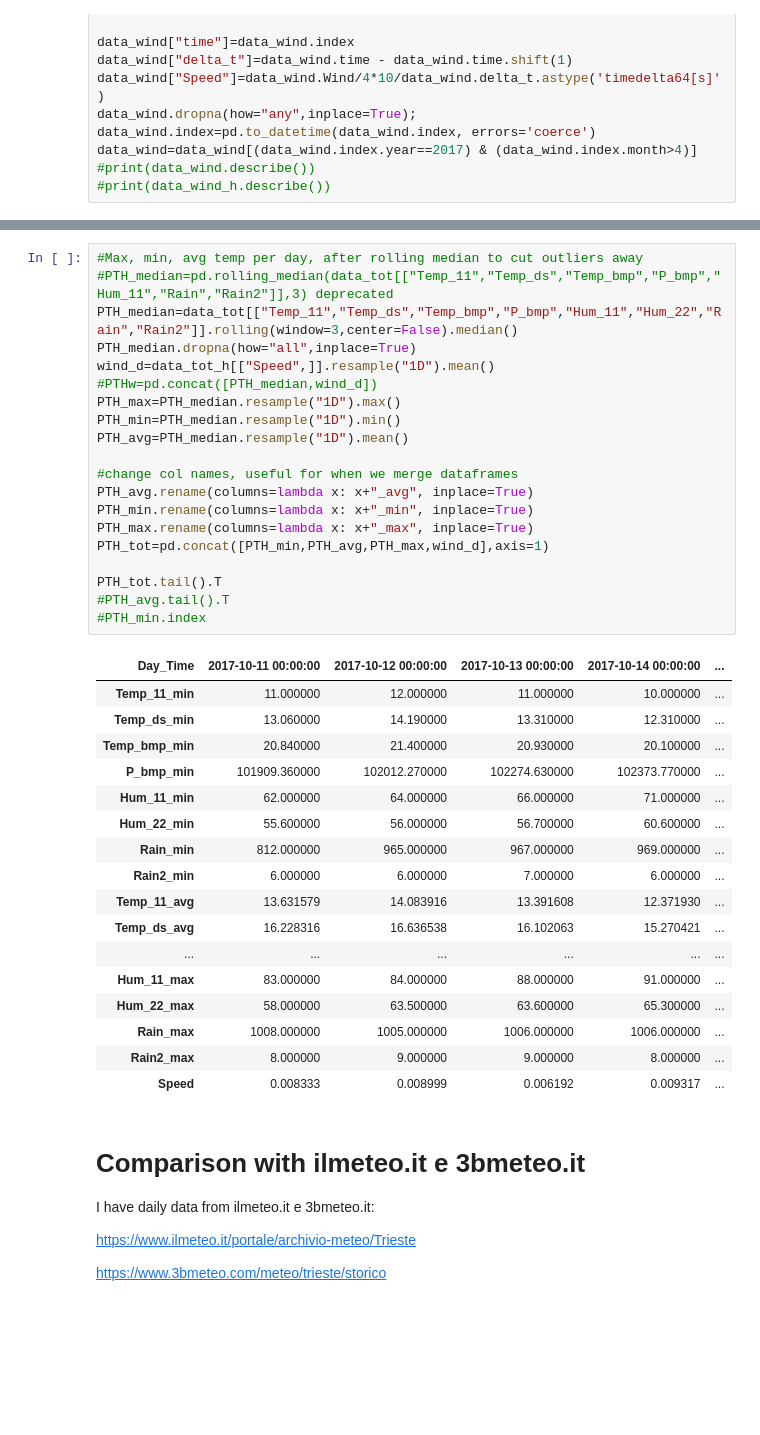
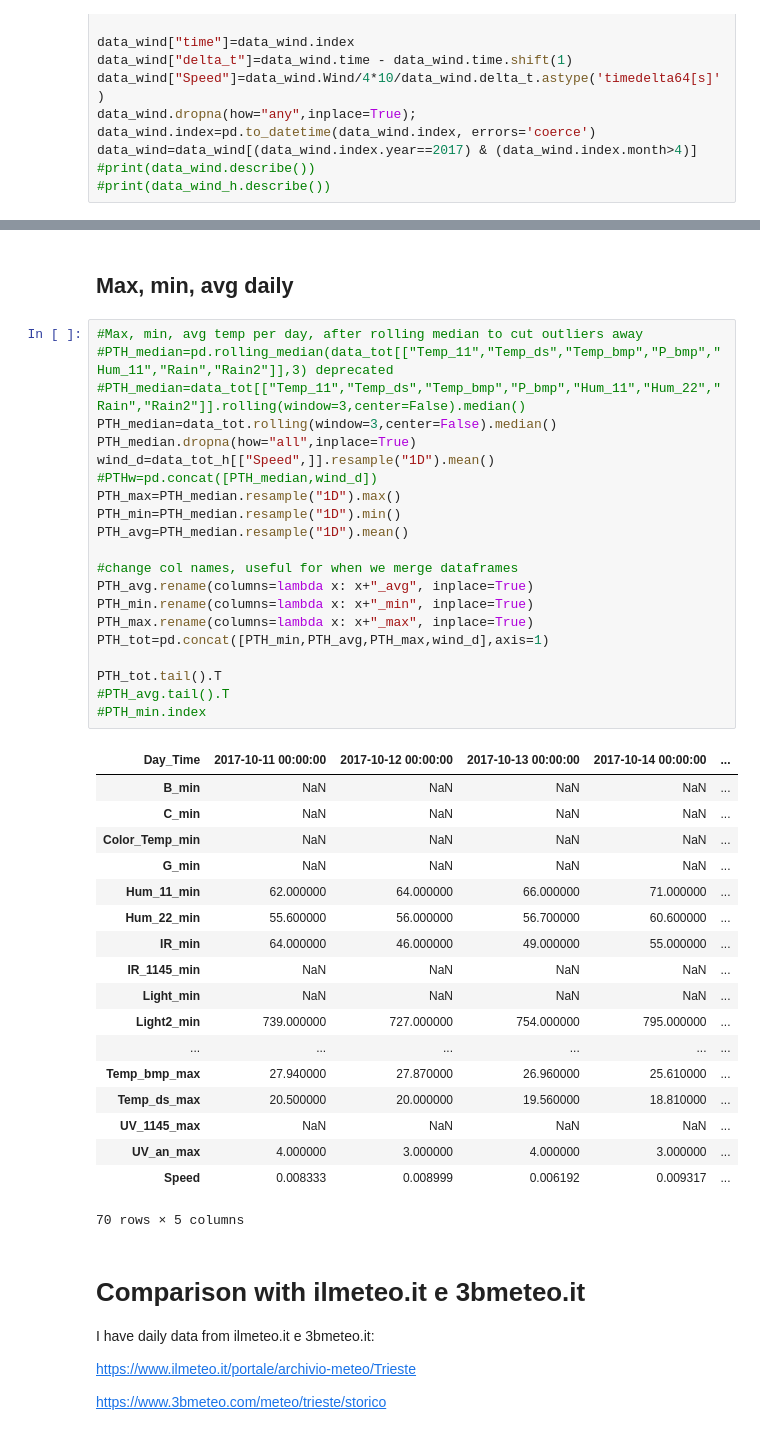
Before and after one commit to baruselli/weather_datalog, a Jupyter notebook: datalog.ipynb, the cells around one changed output, grey strips where cells are left out. Cells and saved outputs as stored; diff of their text form; blank space fills up the shorter version.

```diff
--- a/datalog.ipynb
+++ b/datalog.ipynb
@@ -139,44 +139,48 @@ data_tot_h.describe().T
 | UV_1145 | 501.0 | 1.382696e+00 | 2.864823e+01 | 0.010000 | 0.015000 | 0.068182 | 0.175000 | 6.413333e+02 |
 | UV_an | 1464.0 | 1.385558e+01 | 1.105193e+01 | 0.166667 | 4.083333 | 14.375000 | 18.340909 | 9.291667e+01 |
 | speed | 3280.0 | 3.393843e+06 | 1.137465e+07 | 0.000000 | 0.000000 | 0.000000 | 5150.000000 | 7.602172e+07 |
+# %% [markdown]
+## Max, min, avg daily
 # %%
 #Max, min, avg temp per day, after rolling median to cut outliers away
 #PTH_median=pd.rolling_median(data_tot[["Temp_11","Temp_ds","Temp_bmp","P_bmp","Hum_11","Rain","Rain2"]],3) deprecated
-PTH_median=data_tot[["Temp_11","Temp_ds","Temp_bmp","P_bmp","Hum_11","Hum_22","Rain","Rain2"]].rolling(window=3,center=False).median()
+#PTH_median=data_tot[["Temp_11","Temp_ds","Temp_bmp","P_bmp","Hum_11","Hum_22","Rain","Rain2"]].rolling(window=3,center=False).median()
+PTH_median=data_tot.rolling(window=3,center=False).median()
 PTH_median.dropna(how="all",inplace=True)
 wind_d=data_tot_h[["Speed",]].resample("1D").mean()
 #PTHw=pd.concat([PTH_median,wind_d])
 PTH_max=PTH_median.resample("1D").max()
 PTH_min=PTH_median.resample("1D").min()
 PTH_avg=PTH_median.resample("1D").mean()
 
 #change col names, useful for when we merge dataframes
 PTH_avg.rename(columns=lambda x: x+"_avg", inplace=True)
 PTH_min.rename(columns=lambda x: x+"_min", inplace=True)
 PTH_max.rename(columns=lambda x: x+"_max", inplace=True)
 PTH_tot=pd.concat([PTH_min,PTH_avg,PTH_max,wind_d],axis=1)
 
 PTH_tot.tail().T
 #PTH_avg.tail().T
 #PTH_min.index
 # %% [output]
 | Day_Time | 2017-10-11 00:00:00 | 2017-10-12 00:00:00 | 2017-10-13 00:00:00 | 2017-10-14 00:00:00 | ... |
-| Temp_11_min | 11.000000 | 12.000000 | 11.000000 | 10.000000 | ... |
-| Temp_ds_min | 13.060000 | 14.190000 | 13.310000 | 12.310000 | ... |
-| Temp_bmp_min | 20.840000 | 21.400000 | 20.930000 | 20.100000 | ... |
-| P_bmp_min | 101909.360000 | 102012.270000 | 102274.630000 | 102373.770000 | ... |
+| B_min | NaN | NaN | NaN | NaN | ... |
+| C_min | NaN | NaN | NaN | NaN | ... |
+| Color_Temp_min | NaN | NaN | NaN | NaN | ... |
+| G_min | NaN | NaN | NaN | NaN | ... |
 | Hum_11_min | 62.000000 | 64.000000 | 66.000000 | 71.000000 | ... |
 | Hum_22_min | 55.600000 | 56.000000 | 56.700000 | 60.600000 | ... |
-| Rain_min | 812.000000 | 965.000000 | 967.000000 | 969.000000 | ... |
-| Rain2_min | 6.000000 | 6.000000 | 7.000000 | 6.000000 | ... |
-| Temp_11_avg | 13.631579 | 14.083916 | 13.391608 | 12.371930 | ... |
-| Temp_ds_avg | 16.228316 | 16.636538 | 16.102063 | 15.270421 | ... |
+| IR_min | 64.000000 | 46.000000 | 49.000000 | 55.000000 | ... |
+| IR_1145_min | NaN | NaN | NaN | NaN | ... |
+| Light_min | NaN | NaN | NaN | NaN | ... |
+| Light2_min | 739.000000 | 727.000000 | 754.000000 | 795.000000 | ... |
 | ... | ... | ... | ... | ... | ... |
-| Hum_11_max | 83.000000 | 84.000000 | 88.000000 | 91.000000 | ... |
-| Hum_22_max | 58.000000 | 63.500000 | 63.600000 | 65.300000 | ... |
-| Rain_max | 1008.000000 | 1005.000000 | 1006.000000 | 1006.000000 | ... |
-| Rain2_max | 8.000000 | 9.000000 | 9.000000 | 8.000000 | ... |
+| Temp_bmp_max | 27.940000 | 27.870000 | 26.960000 | 25.610000 | ... |
+| Temp_ds_max | 20.500000 | 20.000000 | 19.560000 | 18.810000 | ... |
+| UV_1145_max | NaN | NaN | NaN | NaN | ... |
+| UV_an_max | 4.000000 | 3.000000 | 4.000000 | 3.000000 | ... |
 | Speed | 0.008333 | 0.008999 | 0.006192 | 0.009317 | ... |
+70 rows × 5 columns
 # %% [markdown]
 # Comparison with ilmeteo.it e 3bmeteo.it
 
```
Also changed, not shown: parts of 9 cells of this notebook.
